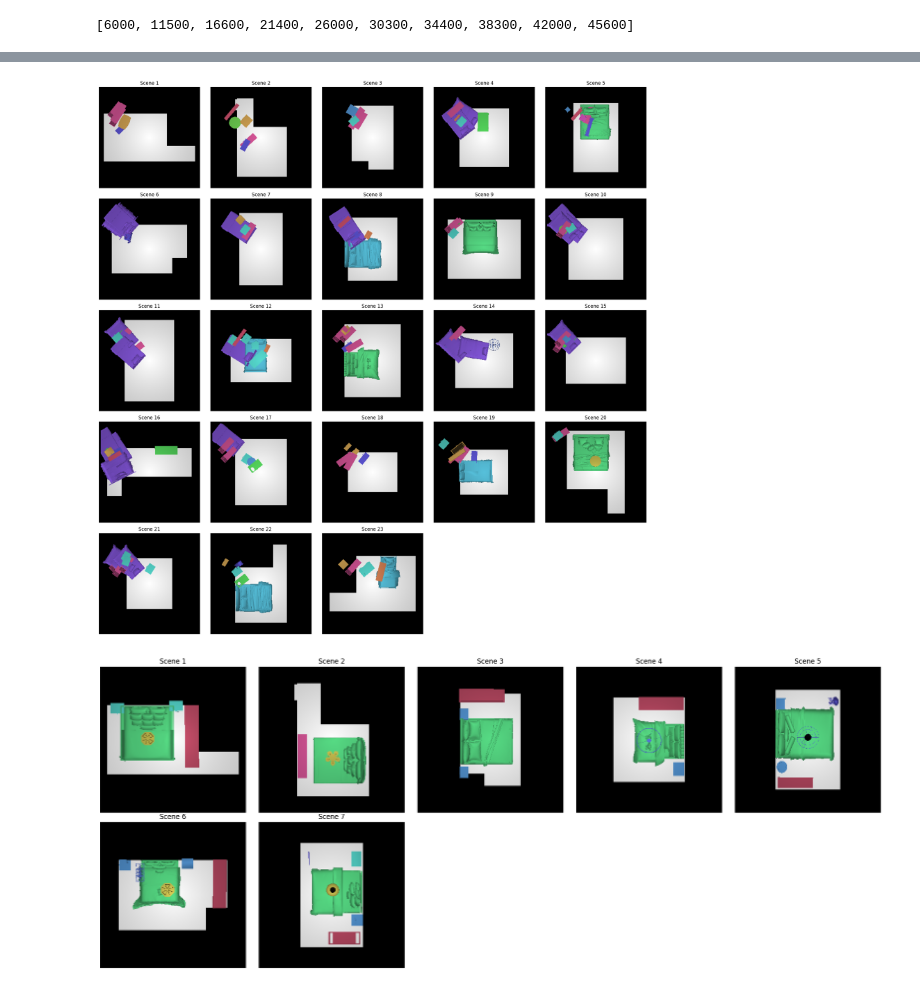
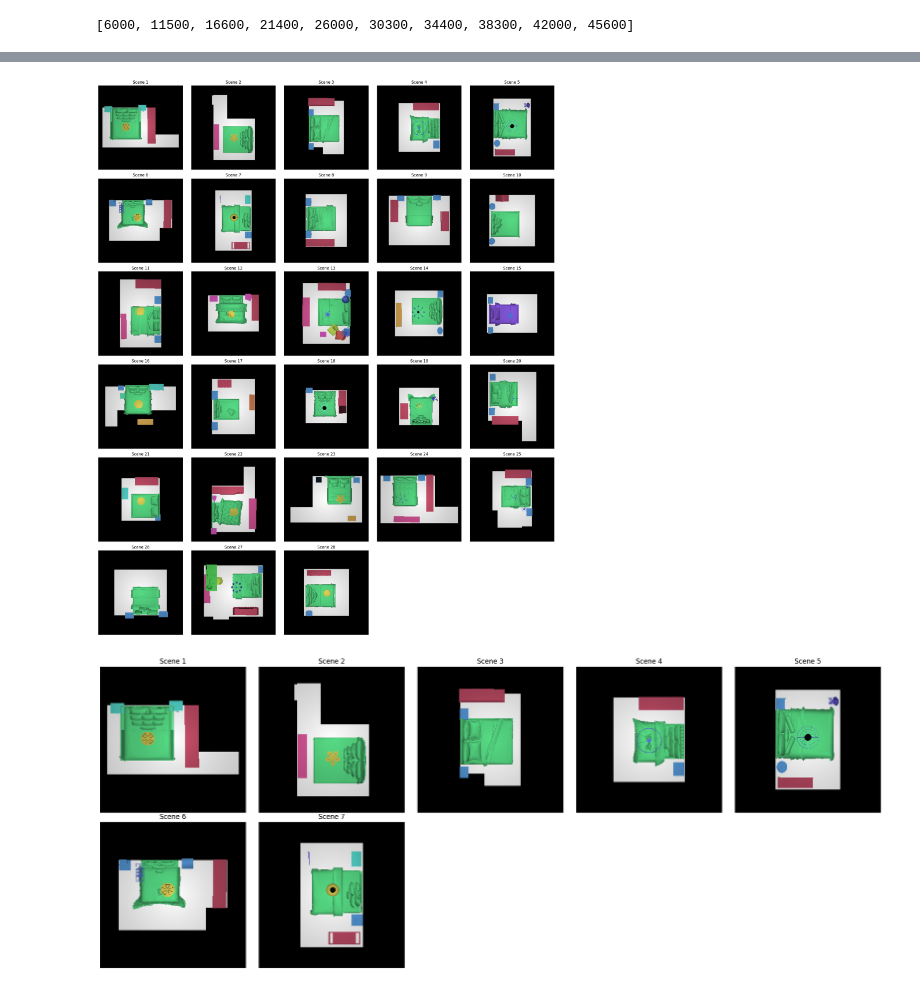
Before and after one commit to 3D-Hope/3dhope_rl, a Jupyter notebook: result_comparison.ipynb, the cells around one changed output, grey strips where cells are left out. Saved outputs shown, nothing was run; the diff lists cells and outputs as text; code cells hidden in the pictures.

```diff
--- a/result_comparison.ipynb
+++ b/result_comparison.ipynb
@@ -138,35 +138,35 @@ def show_image_collage(img_dir, images_per_row=5, max_rows=3, start_idx=1, end_i
     else:
         axes_list = [axes[r][c] for r in range(num_rows) for c in range(images_per_row)]
 
     for idx, img_file in enumerate(selected):
         ax = axes_list[idx]
         img = Image.open(os.path.join(img_dir, img_file))
         img = ImageOps.expand(img, border=5, fill='black')  # Add black frame
         ax.imshow(img)
         ax.axis('off')
         # Scene numbering uses the original 1-based index in the directory list
         scene_number = start0 + idx + 1
         ax.set_title(f"Scene {scene_number}", fontsize=12)
 
     # Hide unused subplots
     total_slots = images_per_row * num_rows
     for idx in range(num_images, total_slots):
         axes_list[idx].axis('off')
 
     plt.tight_layout()
     plt.show()
 
 # Example usages:
 # show_image_collage("/path/to/dir", images_per_row=5, max_rows=3, start_idx=1, end_idx=15)
 # show_image_collage("/path/to/dir", start_idx=6, end_idx=20)
 
 # Current call (keeps previous behavior, can pass start_idx/end_idx as needed)
 # show_image_collage("/media/ajad/YourBook/AshokSaugatResearchBackup/AshokSaugatResearch/steerable-scene-generation/outputs/2025-11-03/13-25-12/", start_idx=15, end_idx=1000)
 # show_image_collage("/media/ajad/YourBook/AshokSaugatResearchBackup/AshokSaugatResearch/steerable-scene-generation/outputs/2025-11-04/13-13-25/", start_idx=1, end_idx=1000)
 # show_image_collage("/media/ajad/YourBook/AshokSaugatResearchBackup/AshokSaugatResearch/steerable-scene-generation/outputs/2025-11-07/17-12-03/", start_idx=1, end_idx=1000, max_rows=10)python ../ThreedFront/scripts/render_results.py --no_texture --retrieve_by_size /media/ajad/YourBook/AshokSaugatResearchBackup/AshokSaugatResearch/steerable-scene-generation/outputs/2025-11-09//sampled_scenes_results.pkl
-show_image_collage("/media/ajad/YourBook/AshokSaugatResearchBackup/AshokSaugatResearch/steerable-scene-generation/outputs/2025-12-25/12-54-48/", start_idx=1, end_idx=50, images_per_row = 5, max_rows=30)
+show_image_collage("/media/ajad/YourBook/AshokSaugatResearchBackup/AshokSaugatResearch/steerable-scene-generation/outputs/2025-12-26/20-46-07/", start_idx=1, end_idx=50, images_per_row = 5, max_rows=30)
 # %% [output]
-[figure, old version]
+[figure, new version]
 # %%
 show_image_collage("/media/ajad/YourBook/AshokSaugatResearchBackup/AshokSaugatResearch/steerable-scene-generation/outputs/2025-12-25/13-02-51/", start_idx=1, end_idx=50, images_per_row = 5, max_rows=30)
 # %% [output]
```
Also changed, not shown: 4 other files.
